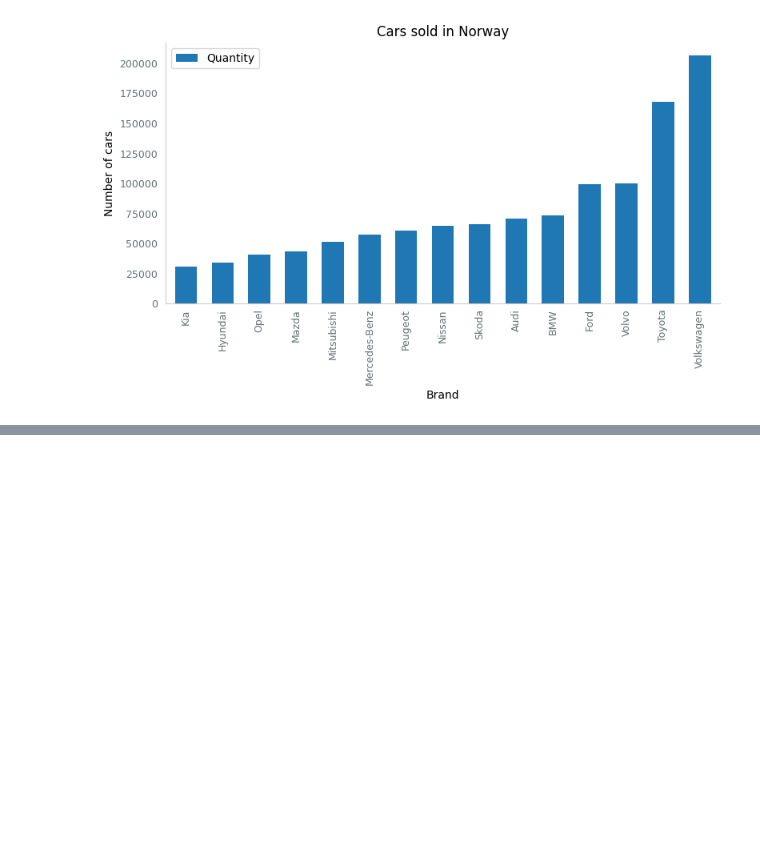
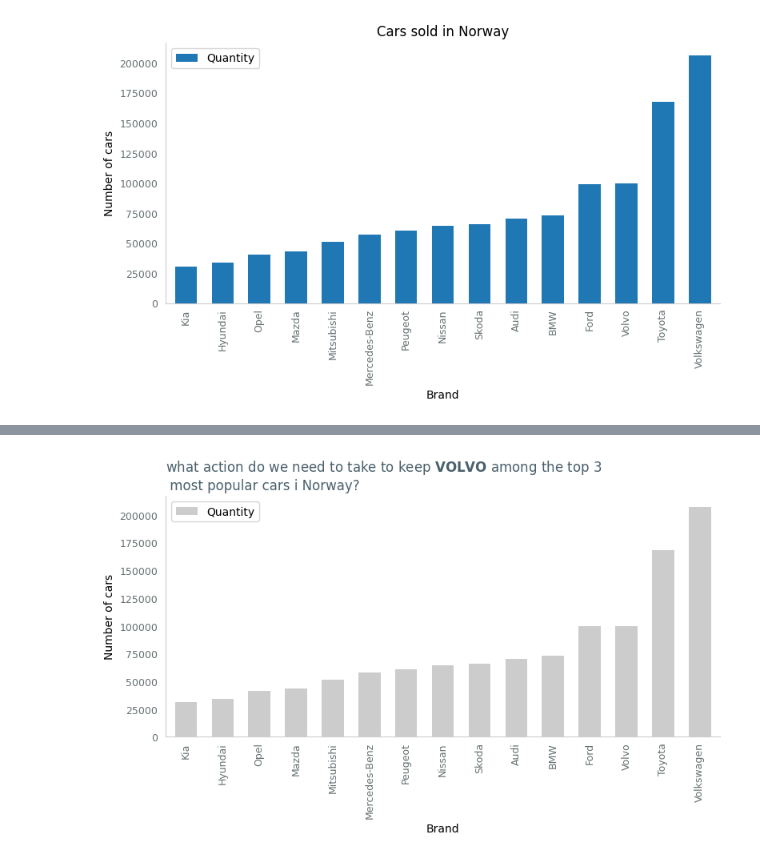
Before and after one commit to Abdulrahmanfahmi/Data_visualization_Abdulrahman_Fahmi_DE24, a Jupyter notebook: code_along/04_storytelling/matplotlib_bar_storytelling.ipynb, the cells around one changed output, grey strips where cells are left out. Cells and saved outputs as stored; diff of their text form; code cells hidden in the pictures; blank space fills up the shorter version.

```diff
--- a/code_along/04_storytelling/matplotlib_bar_storytelling.ipynb
+++ b/code_along/04_storytelling/matplotlib_bar_storytelling.ipynb
@@ -398,0 +453,21 @@ fig.savefig("figures/o_bar_top15.png")
+# %%
+ax = df_quantity_brand.iloc[:15].plot(
+    kind="bar", ylabel="Number of cars", figsize=(8, 5), width=0.6, color = colors)
+
+ax.invert_xaxis()
+
+ax.spines[["top", "right"]].set_visible(False)
+
+ax.spines[["left", "bottom"]].set_color(GRAY_1)
+ax.tick_params(axis="both", colors = GRAY_2, labelsize = 9, length=0, pad = 5)
+ax.tick_params(axis="y", pad = 7)
+
+ax.set_title("what action do we need to take to keep "
+             + r"$\bf{VOLVO}$"
+             + " among the top 3\n most popular cars i Norway?", loc = "left", color = GRAY_3)
+
+fig = ax.get_figure()
+fig.tight_layout()
+fig.savefig("figures/o_bar_top15.png")
+# %% [output]
+[figure, added]
```
Also changed, not shown: parts of 8 cells of this notebook, 1 other file.
